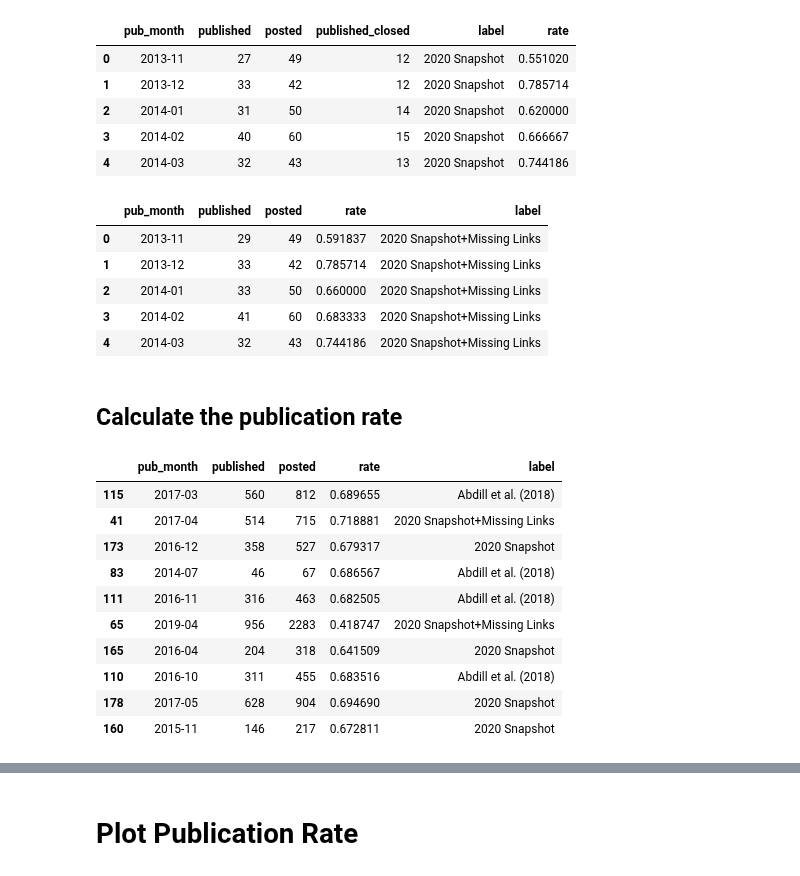
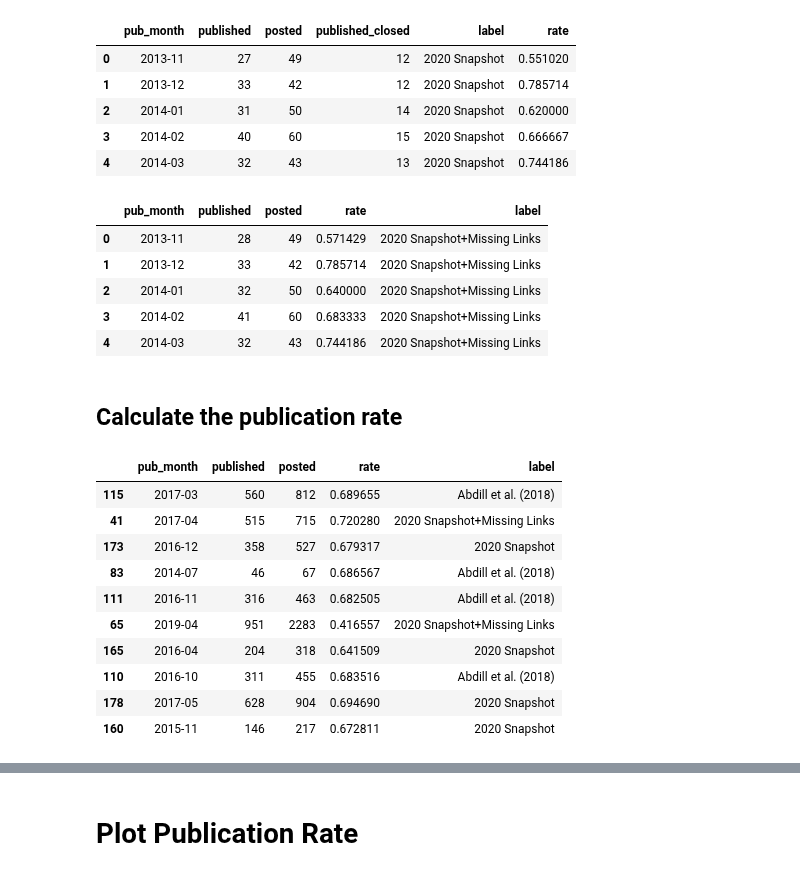
Before and after one commit to greenelab/annorxiver, a Jupyter notebook: biorxiv/article_distances/biorxiv_corrected_published_rate.ipynb, the cells around one changed output, grey strips where cells are left out. Saved outputs shown, nothing was run; the diff lists cells and outputs as text; code cells hidden in the pictures.

```diff
--- a/biorxiv/article_distances/biorxiv_corrected_published_rate.ipynb
+++ b/biorxiv/article_distances/biorxiv_corrected_published_rate.ipynb
@@ -200,16 +172,14 @@ if not file_path.exists():
 # %%
 if not file_path.exists():
     published_preprint_df = pd.DataFrame.from_records(
-        data_records+[
-            {"month":"2018-09", "document":"423517_v1.xml"},
-            {"month":"2019-01", "document":"528299_v1.xml"}
+        data_records
+        + [
+            {"month": "2018-09", "document": "423517_v1.xml"},
+            {"month": "2019-01", "document": "528299_v1.xml"},
         ]
     )
 else:
-    published_preprint_df = pd.read_csv(
-        file_path,
-        sep="\t"
-    )
+    published_preprint_df = pd.read_csv(file_path, sep="\t")
 print(published_preprint_df.shape)
 published_preprint_df.head()
 # %% [output]
@@ -222,17 +192,16 @@ published_preprint_df.head()
 | 4 | 2018-12 | 490409_v1.xml | 10.1101/490409 | True | True | neuroscience | NaN | NaN | NaN |
 # %%
 if not file_path.exists():
-    final_mapped_df = (
-        published_preprint_df
-        .merge(
-            updated_biorxiv_journal_df,
-            on="document"
-        )
-        .rename(index=str, columns={"month":"pub_month"})
-    )
+    final_mapped_df = published_preprint_df.merge(
+        updated_biorxiv_journal_df, on="document"
+    ).rename(index=str, columns={"month": "pub_month"})
     print(final_mapped_df.shape)
 else:
-    final_mapped_df = published_preprint_df
+    final_mapped_df = (
+        published_preprint_df[["document", "pub_month"]]
+        .merge(updated_biorxiv_journal_df, on="document", how="left")
+        .rename(index=str, columns={"month": "pub_month"})
+    )
     print(final_mapped_df.shape)
 
 final_mapped_df
@@ -292,38 +254,30 @@ snapshot_wo_links_df.head()
 | 4 | 2014-03 | 32 | 43 | 13 | 2020 Snapshot | 0.744186 |
 # %%
 snapshot_w_links_df = (
-    final_mapped_df
-    .replace({"2013-10":"2013-11"})
+    final_mapped_df.replace({"2013-10": "2013-11"})
     .groupby("pub_month")
-    .agg({
-        "published":lambda x: (x==True).sum(),
-        "pub_month":"count"
-    })
-    .rename(index=str, columns={"pub_month":"posted"})
+    .agg({"published": lambda x: (x is True).sum(), "pub_month": "count"})
+    .rename(index=str, columns={"pub_month": "posted"})
     .reset_index()
-    .assign(
-        rate=lambda x: x.published/x.posted,
-        label="2020 Snapshot+Missing Links"
-    )
+    .assign(rate=lambda x: x.published / x.posted, label="2020 Snapshot+Missing Links")
 )
 snapshot_w_links_df.head()
 # %% [output]
 |  | pub_month | published | posted | rate | label |
-| 0 | 2013-11 | 29 | 49 | 0.591837 | 2020 Snapshot+Missing Links |
+| 0 | 2013-11 | 28 | 49 | 0.571429 | 2020 Snapshot+Missing Links |
 | 1 | 2013-12 | 33 | 42 | 0.785714 | 2020 Snapshot+Missing Links |
-| 2 | 2014-01 | 33 | 50 | 0.660000 | 2020 Snapshot+Missing Links |
+| 2 | 2014-01 | 32 | 50 | 0.640000 | 2020 Snapshot+Missing Links |
 | 3 | 2014-02 | 41 | 60 | 0.683333 | 2020 Snapshot+Missing Links |
 | 4 | 2014-03 | 32 | 43 | 0.744186 | 2020 Snapshot+Missing Links |
 # %% [markdown]
 ## Calculate the publication rate
 # %%
 publish_rate_df = (
-    snapshot_w_links_df
-    .append(
-        abdill_df
-         .assign(label="Abdill et al. (2018)")
-         .rename(index=str, columns={"month":"pub_month"}),
-        sort=False
+    snapshot_w_links_df.append(
+        abdill_df.assign(label="Abdill et al. (2018)").rename(
+            index=str, columns={"month": "pub_month"}
+        ),
+        sort=False,
     )
     .append(snapshot_wo_links_df.drop("published_closed", axis=1))
     .reset_index(drop=True)
@@ -332,11 +286,11 @@ publish_rate_df.sample(10, random_state=100)
 # %% [output]
 |  | pub_month | published | posted | rate | label |
 | 115 | 2017-03 | 560 | 812 | 0.689655 | Abdill et al. (2018) |
-| 41 | 2017-04 | 514 | 715 | 0.718881 | 2020 Snapshot+Missing Links |
+| 41 | 2017-04 | 515 | 715 | 0.720280 | 2020 Snapshot+Missing Links |
 | 173 | 2016-12 | 358 | 527 | 0.679317 | 2020 Snapshot |
 | 83 | 2014-07 | 46 | 67 | 0.686567 | Abdill et al. (2018) |
 | 111 | 2016-11 | 316 | 463 | 0.682505 | Abdill et al. (2018) |
-| 65 | 2019-04 | 956 | 2283 | 0.418747 | 2020 Snapshot+Missing Links |
+| 65 | 2019-04 | 951 | 2283 | 0.416557 | 2020 Snapshot+Missing Links |
 | 165 | 2016-04 | 204 | 318 | 0.641509 | 2020 Snapshot |
 | 110 | 2016-10 | 311 | 455 | 0.683516 | Abdill et al. (2018) |
 | 178 | 2017-05 | 628 | 904 | 0.694690 | 2020 Snapshot |
```
Also changed, not shown: parts of 13 cells of this notebook, 9 other files.
